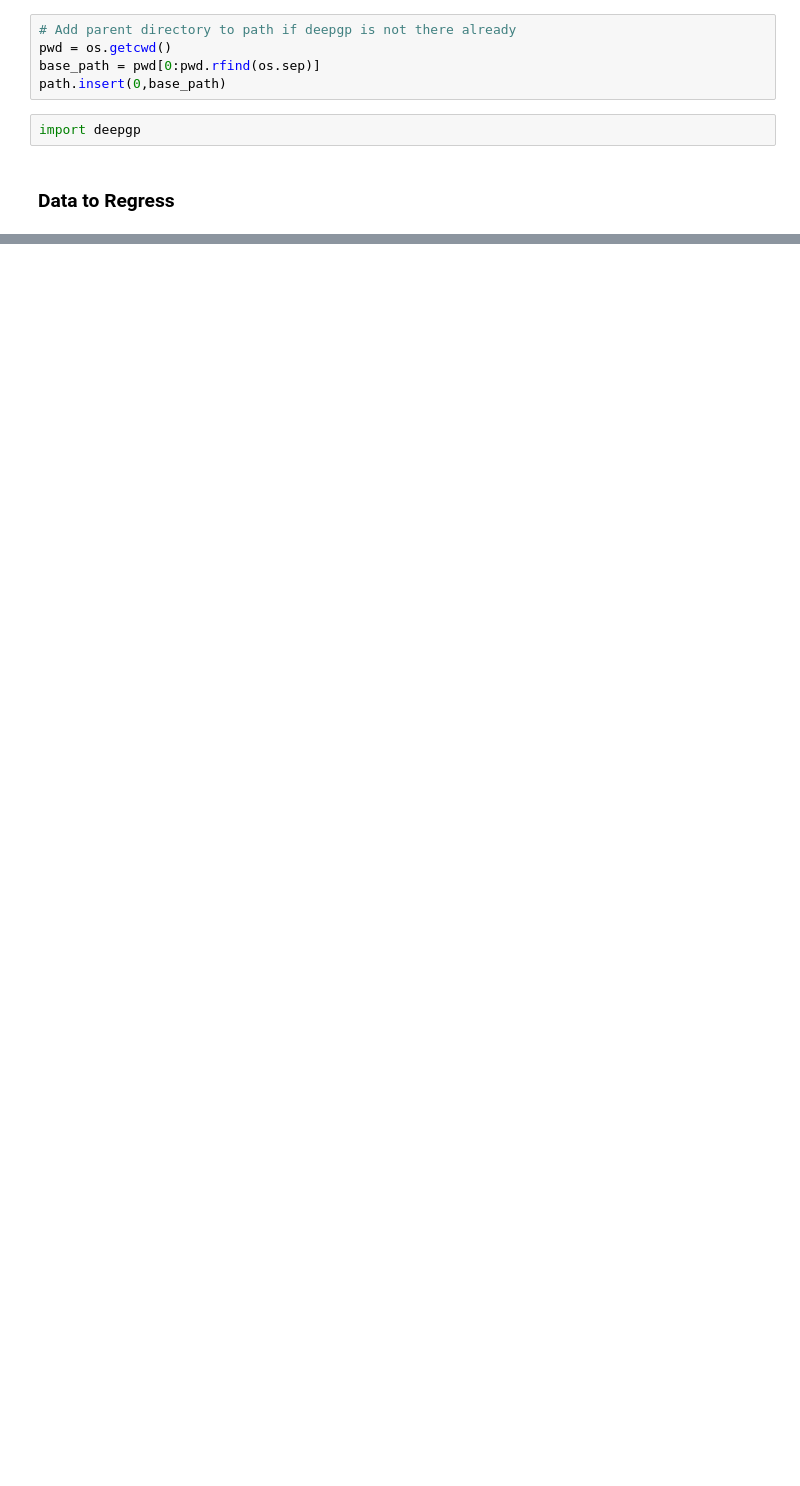
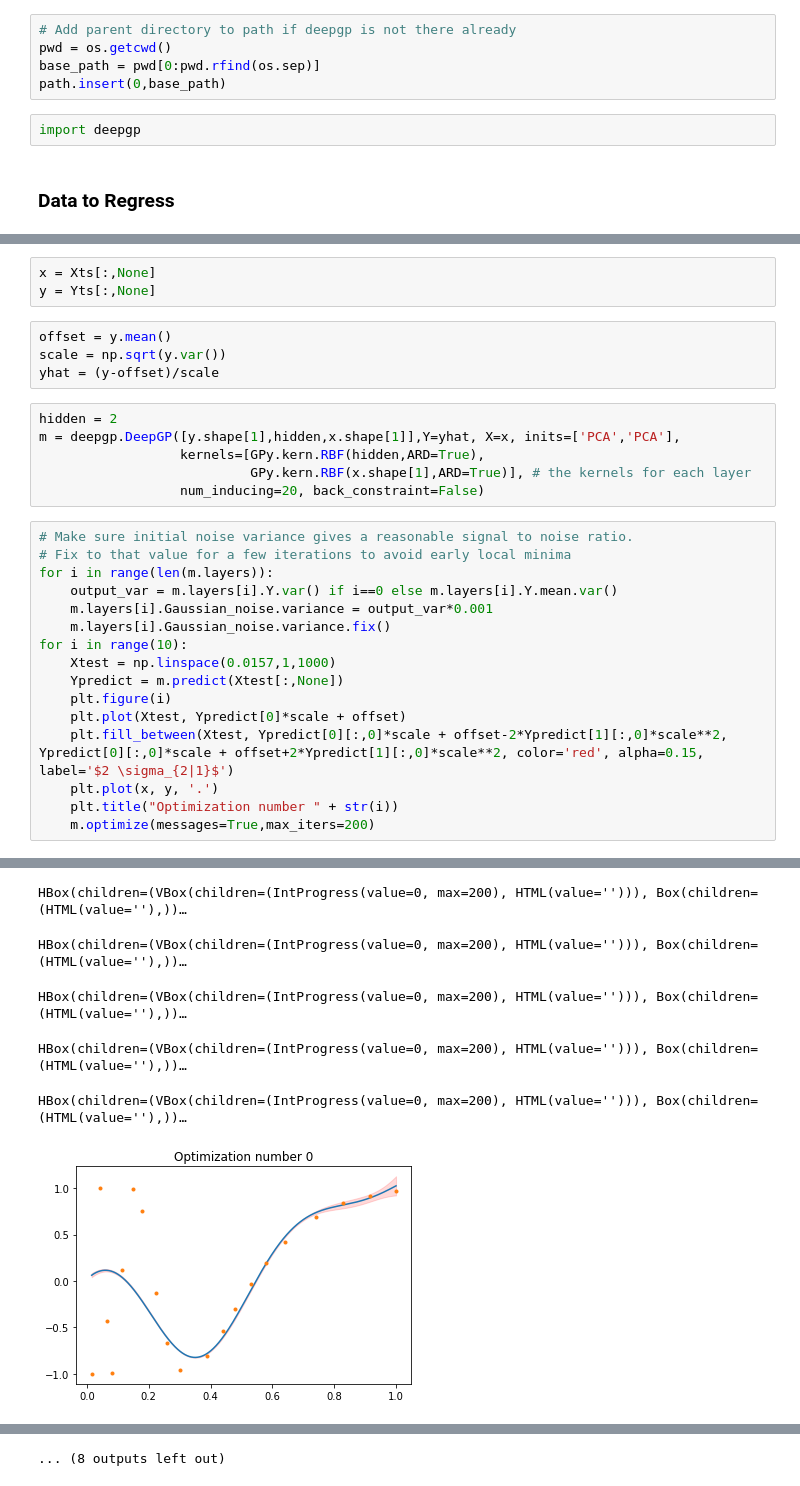
Before and after one commit to pierreosselin/Deep_Gaussian_Process_Project, a Jupyter notebook: examples/DeepGP_Supervised.ipynb, the cells around one changed output, grey strips where cells are left out. Drawn from its saved outputs; the diff is of its cells as text; blank space fills up the shorter version.

```diff
--- a/examples/DeepGP_Supervised.ipynb
+++ b/examples/DeepGP_Supervised.ipynb
@@ -29,0 +101,30 @@ Y = -0.5*(np.sin(40*(X-0.85)**4)*np.cos(2.5*(X - 0.95)) + 0.5*(X - 0.9))
+# %%
+x = Xts[:,None]
+y = Yts[:,None]
+# %%
+offset = y.mean()
+scale = np.sqrt(y.var())
+yhat = (y-offset)/scale
+# %%
+hidden = 2
+m = deepgp.DeepGP([y.shape[1],hidden,x.shape[1]],Y=yhat, X=x, inits=['PCA','PCA'],
+                  kernels=[GPy.kern.RBF(hidden,ARD=True),
+                           GPy.kern.RBF(x.shape[1],ARD=True)], # the kernels for each layer
+                  num_inducing=20, back_constraint=False)
+# %%
+# Make sure initial noise variance gives a reasonable signal to noise ratio.
+# Fix to that value for a few iterations to avoid early local minima
+for i in range(len(m.layers)):
+    output_var = m.layers[i].Y.var() if i==0 else m.layers[i].Y.mean.var()
+    m.layers[i].Gaussian_noise.variance = output_var*0.001
+    m.layers[i].Gaussian_noise.variance.fix()
+for i in range(10):
+    Xtest = np.linspace(0.0157,1,1000)
+    Ypredict = m.predict(Xtest[:,None])
+    plt.figure(i)
+    plt.plot(Xtest, Ypredict[0]*scale + offset)
+    plt.fill_between(Xtest, Ypredict[0][:,0]*scale + offset-2*Ypredict[1][:,0]*scale**2, Ypredict[0][:,0]*scale + offset+2*Ypredict[1][:,0]*scale**2, color='red', alpha=0.15, label='$2 \sigma_{2|1}$')
+    plt.plot(x, y, '.')
+    plt.title("Optimization number " + str(i))
+    m.optimize(messages=True,max_iters=200)
+# %% [output]
@@ -29,0 +136,6 @@ Y = -0.5*(np.sin(40*(X-0.85)**4)*np.cos(2.5*(X - 0.95)) + 0.5*(X - 0.9))
+HBox(children=(VBox(children=(IntProgress(value=0, max=200), HTML(value=''))), Box(children=(HTML(value=''),))…
+HBox(children=(VBox(children=(IntProgress(value=0, max=200), HTML(value=''))), Box(children=(HTML(value=''),))…
+HBox(children=(VBox(children=(IntProgress(value=0, max=200), HTML(value=''))), Box(children=(HTML(value=''),))…
+HBox(children=(VBox(children=(IntProgress(value=0, max=200), HTML(value=''))), Box(children=(HTML(value=''),))…
+HBox(children=(VBox(children=(IntProgress(value=0, max=200), HTML(value=''))), Box(children=(HTML(value=''),))…
+[figure, added]
@@ -29,0 +143 @@ Y = -0.5*(np.sin(40*(X-0.85)**4)*np.cos(2.5*(X - 0.95)) + 0.5*(X - 0.9))
+... (8 outputs left out)
```
Also changed, not shown: parts of 37 cells of this notebook, 13 other files.
